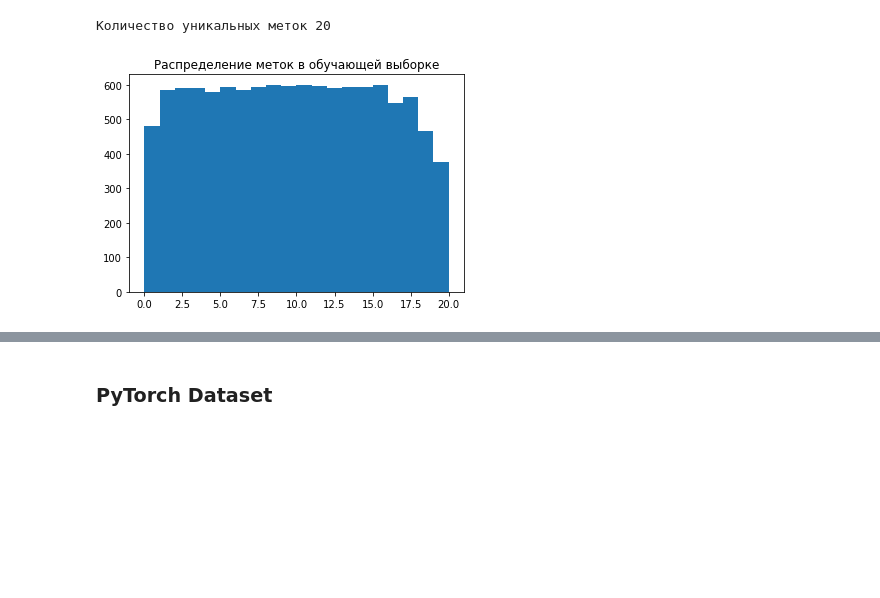
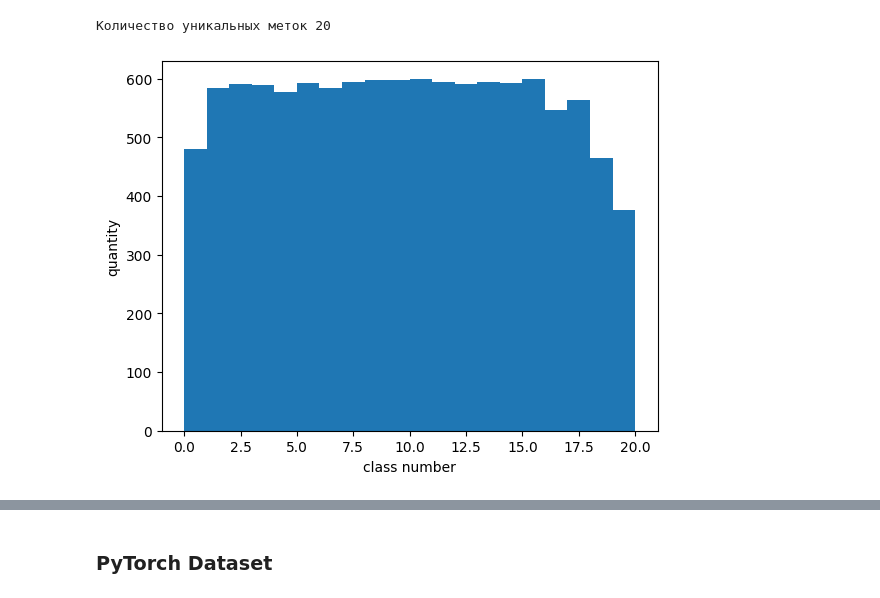
Before and after one commit to d-yacenko/article_text_processing, a Jupyter notebook: network1_1_tfidf.ipynb, the cells around one changed output, grey strips where cells are left out. Cells and saved outputs as stored; diff of their text form; code cells hidden in the pictures; blank space fills up the shorter version.

```diff
--- a/network1_1_tfidf.ipynb
+++ b/network1_1_tfidf.ipynb
@@ -145,8 +390,11 @@ print('Количество уникальных меток', UNIQUE_LABELS_N)
 Количество уникальных меток 20
 # %%
 plt.hist(train_source['target'], bins=np.arange(0, 21))
-plt.title('Распределение меток в обучающей выборке');
+plt.xlabel('class number')
+plt.ylabel('quantity')
+plt.savefig("fig1.png")
+# plt.title('Распределение меток в обучающей выборке');
 # %% [output]
-[figure, old version]
+[figure, new version]
 # %%
 plt.hist(test_source['target'], bins=np.arange(0, 21))
```
Also changed, not shown: parts of 12 cells of this notebook, 2 other files.
